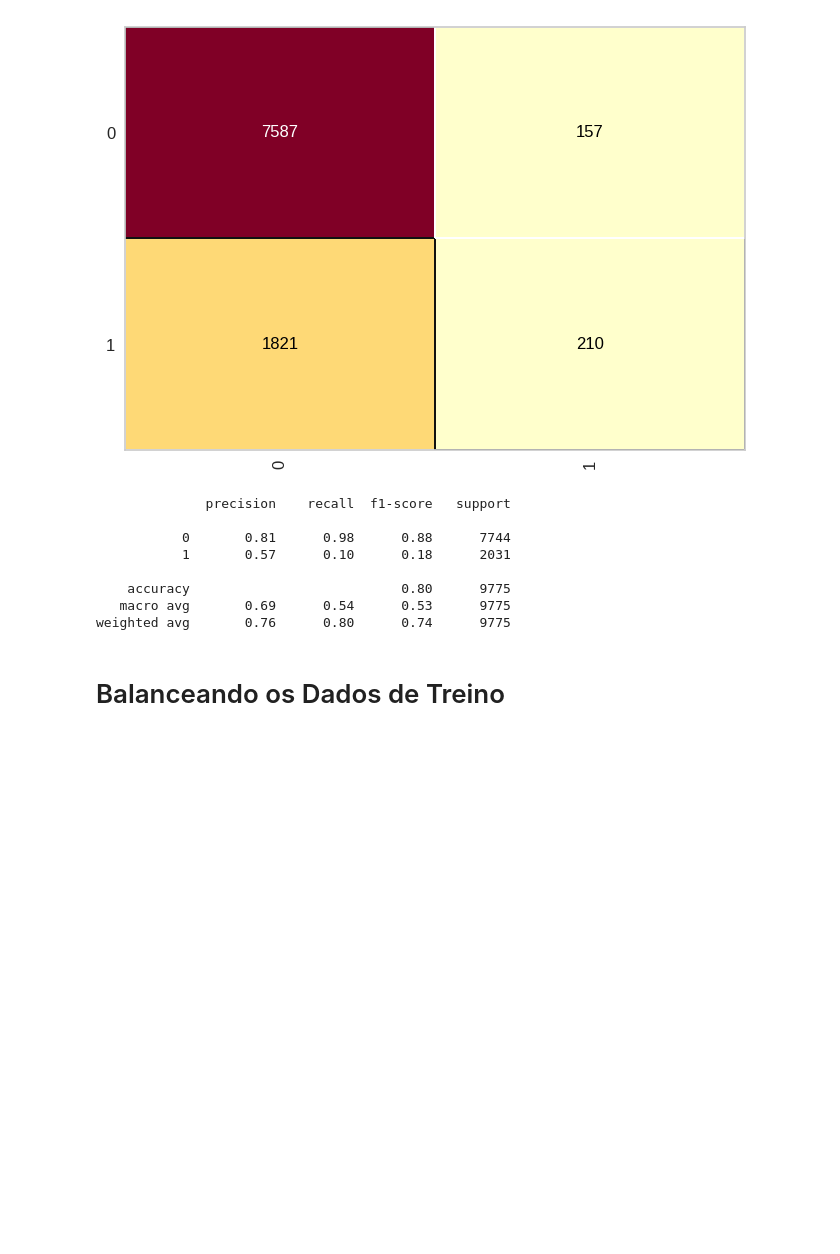
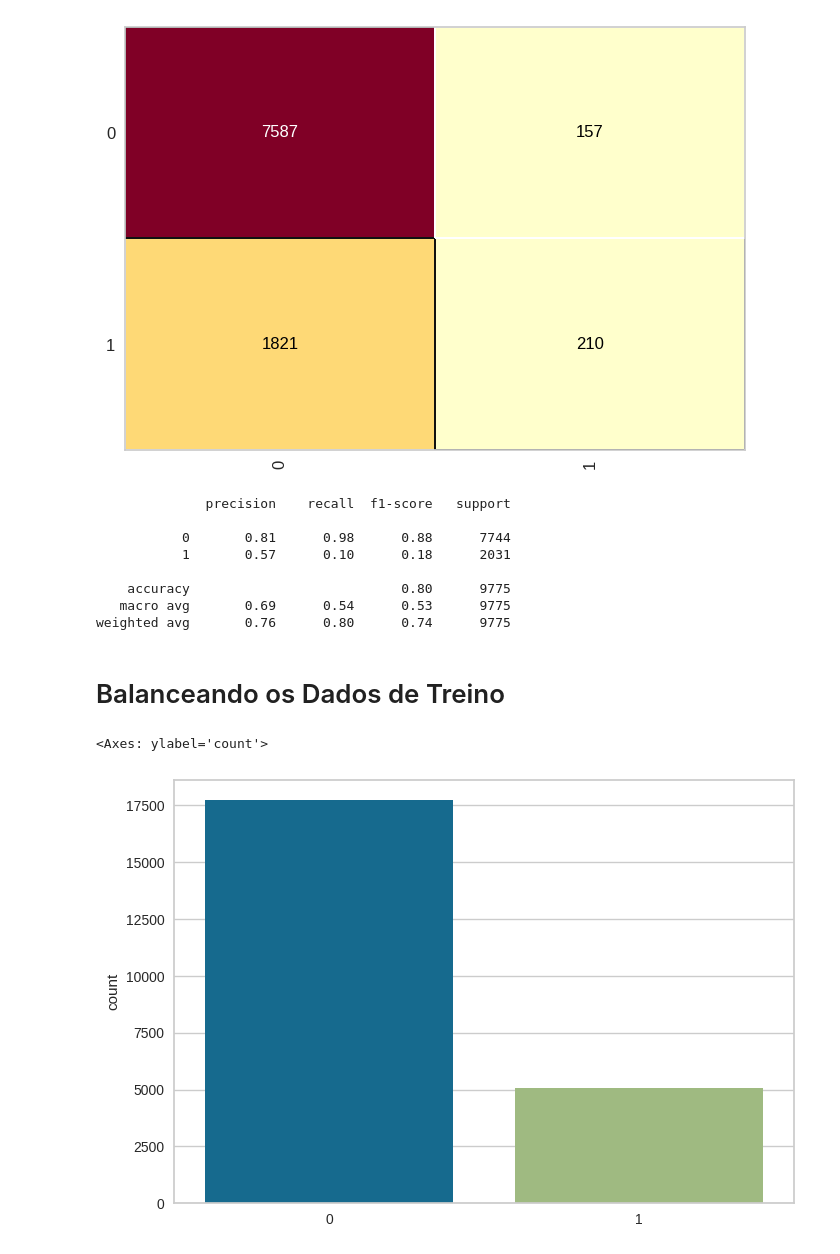
Before and after one commit to pzoliveira/DSNaiveBayes, a Jupyter notebook: DSNaiveBayes.ipynb, the cells around one changed output. Drawn from its saved outputs; the diff is of its cells as text; code cells hidden in the pictures; blank space fills up the shorter version.

```diff
--- a/DSNaiveBayes.ipynb
+++ b/DSNaiveBayes.ipynb
@@ -94,0 +97,5 @@ X_res_treino, y_res_treino = sm.fit_resample(X_credito_treino, y_credito_treino)
+# %%
+sns.countplot(x = y_credito_treino)
+# %% [output]
+<Axes: ylabel='count'>
+[figure, added]
```
Also changed, not shown: parts of 4 cells of this notebook.
